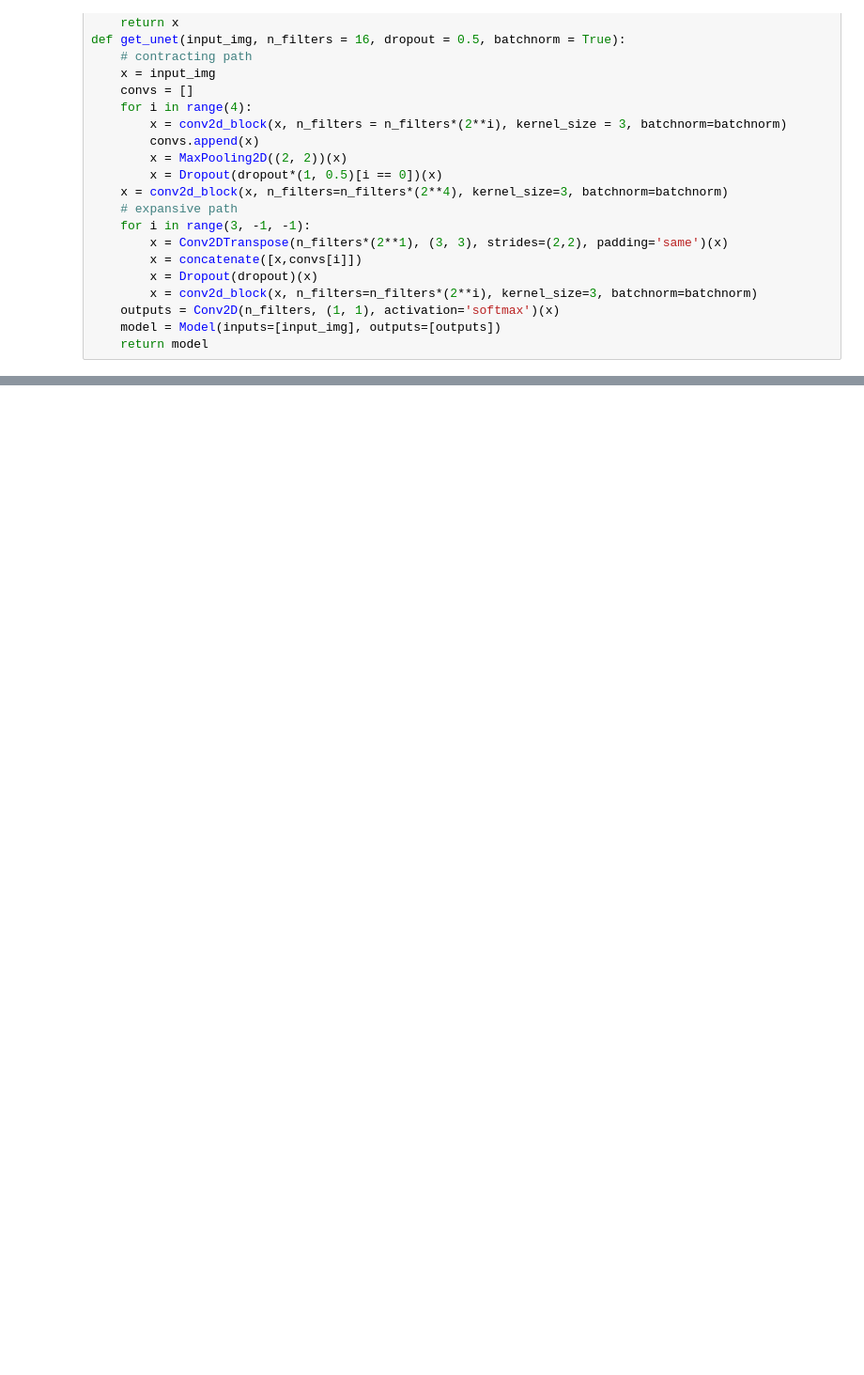
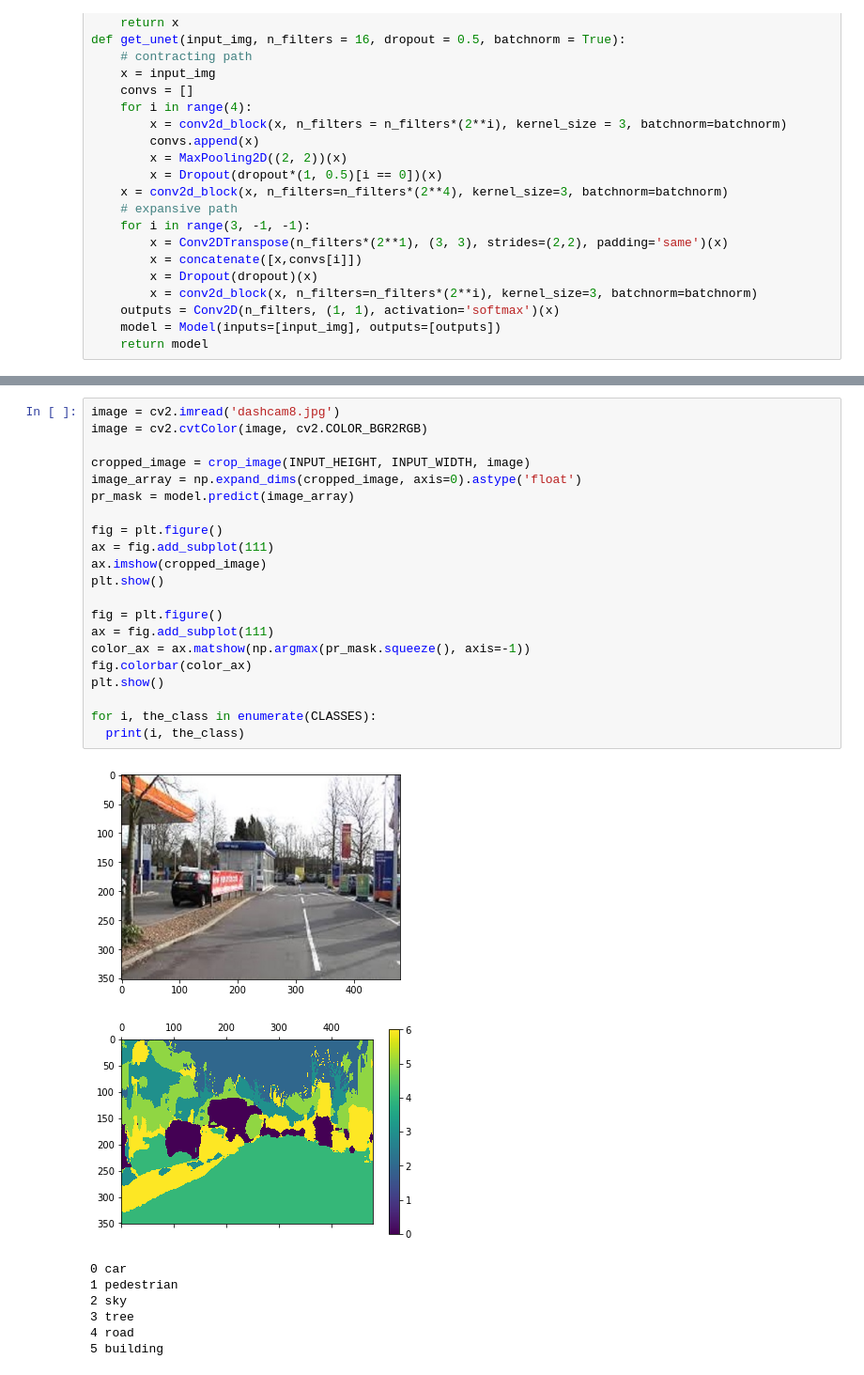
Before and after one commit to omhpathak-tech/DashCamSegmentation, a Jupyter notebook: Segmentation.ipynb, the cells around one changed output, grey strips where cells are left out. Shown at 94% size. Saved outputs shown, nothing was run; the diff lists cells and outputs as text; blank space fills up the shorter version.

```diff
--- a/Segmentation.ipynb
+++ b/Segmentation.ipynb
@@ -256,0 +383,30 @@ plt.show
+# %%
+image = cv2.imread('dashcam8.jpg')
+image = cv2.cvtColor(image, cv2.COLOR_BGR2RGB)
+
+cropped_image = crop_image(INPUT_HEIGHT, INPUT_WIDTH, image)
+image_array = np.expand_dims(cropped_image, axis=0).astype('float')
+pr_mask = model.predict(image_array)
+
+fig = plt.figure()
+ax = fig.add_subplot(111)
+ax.imshow(cropped_image)
+plt.show()
+
+fig = plt.figure()
+ax = fig.add_subplot(111)
+color_ax = ax.matshow(np.argmax(pr_mask.squeeze(), axis=-1))
+fig.colorbar(color_ax)
+plt.show()
+
+for i, the_class in enumerate(CLASSES):
+  print(i, the_class)
+# %% [output]
+[figure, added]
+[figure, added]
+0 car
+1 pedestrian
+2 sky
+3 tree
+4 road
+5 building
```
Also changed, not shown: parts of 10 cells of this notebook.
